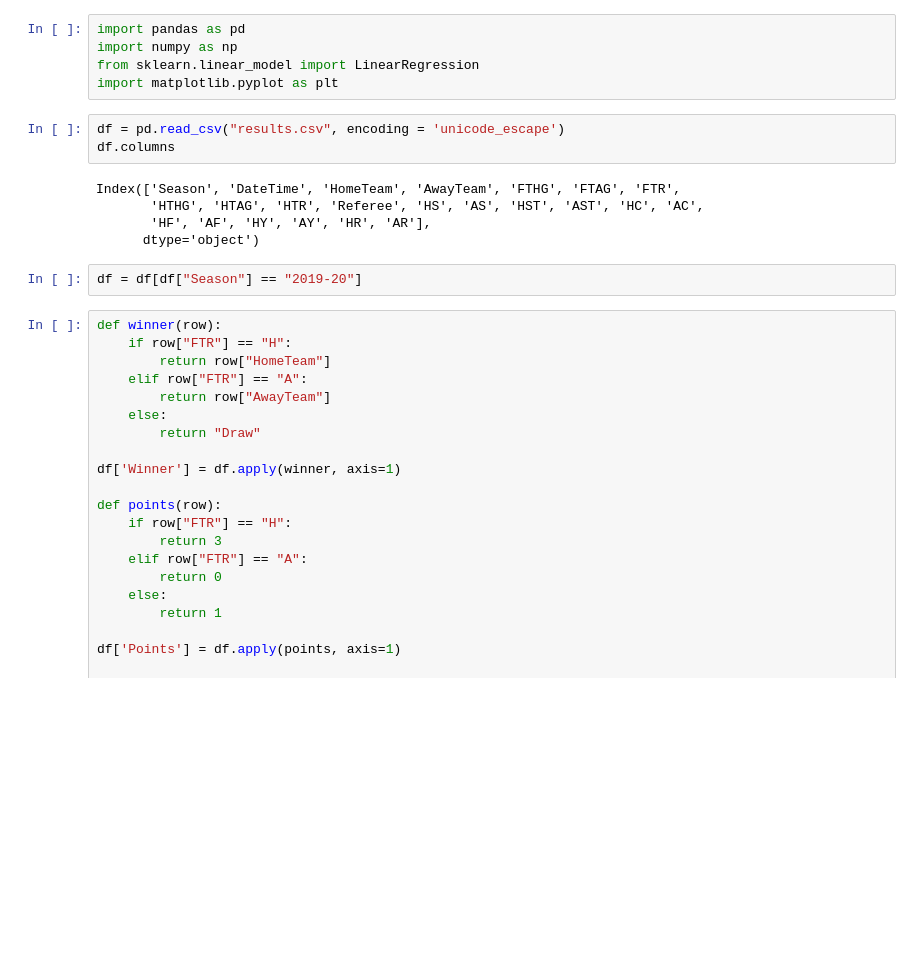
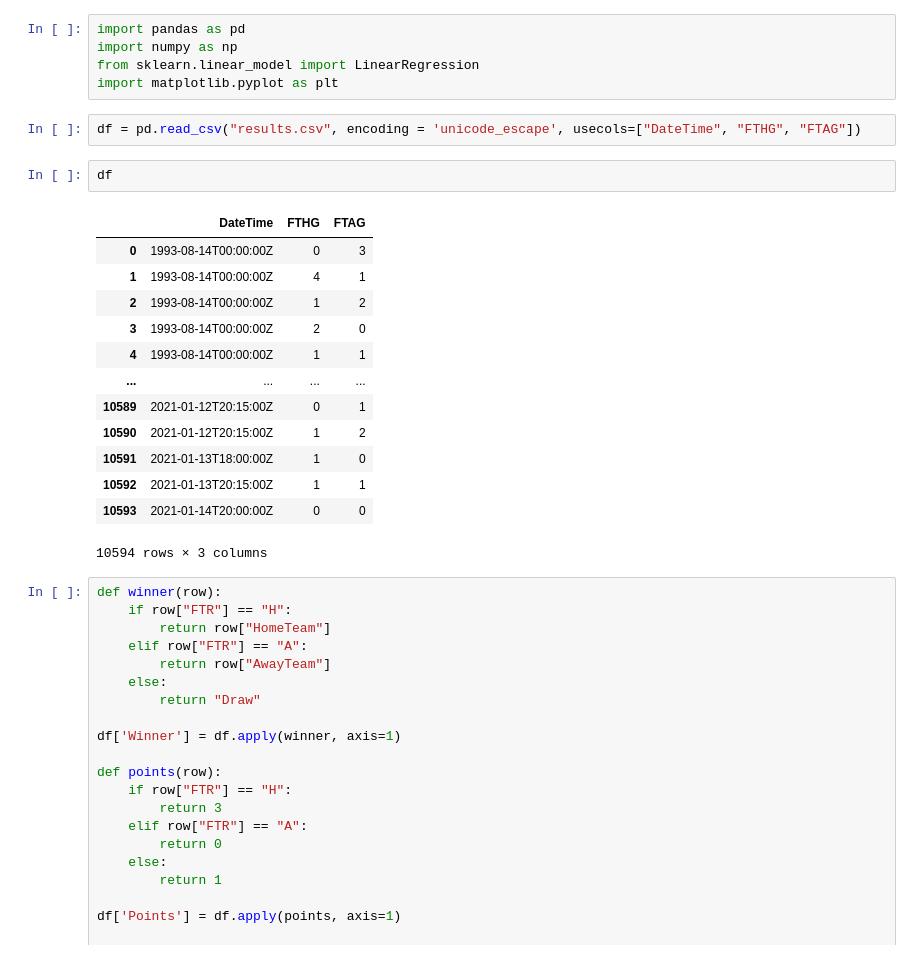
Before and after one commit to mr-aufziehvogel/gitlearn, a Jupyter notebook: Untitled3.ipynb, the cells around one changed output. Drawn from its saved outputs; the diff is of its cells as text; blank space fills up the shorter version.

```diff
--- a/Untitled3.ipynb
+++ b/Untitled3.ipynb
@@ -4,15 +4,23 @@ import numpy as np
 from sklearn.linear_model import LinearRegression
 import matplotlib.pyplot as plt
 # %%
-df = pd.read_csv("results.csv", encoding = 'unicode_escape')
-df.columns
+df = pd.read_csv("results.csv", encoding = 'unicode_escape', usecols=["DateTime", "FTHG", "FTAG"])
-# %% [output]
-Index(['Season', 'DateTime', 'HomeTeam', 'AwayTeam', 'FTHG', 'FTAG', 'FTR',
-       'HTHG', 'HTAG', 'HTR', 'Referee', 'HS', 'AS', 'HST', 'AST', 'HC', 'AC',
-       'HF', 'AF', 'HY', 'AY', 'HR', 'AR'],
-      dtype='object')
-# %%
-df = df[df["Season"] == "2019-20"]
+# %%
+df
+# %% [output]
+|  | DateTime | FTHG | FTAG |
+| 0 | 1993-08-14T00:00:00Z | 0 | 3 |
+| 1 | 1993-08-14T00:00:00Z | 4 | 1 |
+| 2 | 1993-08-14T00:00:00Z | 1 | 2 |
+| 3 | 1993-08-14T00:00:00Z | 2 | 0 |
+| 4 | 1993-08-14T00:00:00Z | 1 | 1 |
+| ... | ... | ... | ... |
+| 10589 | 2021-01-12T20:15:00Z | 0 | 1 |
+| 10590 | 2021-01-12T20:15:00Z | 1 | 2 |
+| 10591 | 2021-01-13T18:00:00Z | 1 | 0 |
+| 10592 | 2021-01-13T20:15:00Z | 1 | 1 |
+| 10593 | 2021-01-14T20:00:00Z | 0 | 0 |
+10594 rows × 3 columns
 # %%
 def winner(row):
     if row["FTR"] == "H":
```
Also changed, not shown: parts of 15 cells of this notebook, 7 other files.
